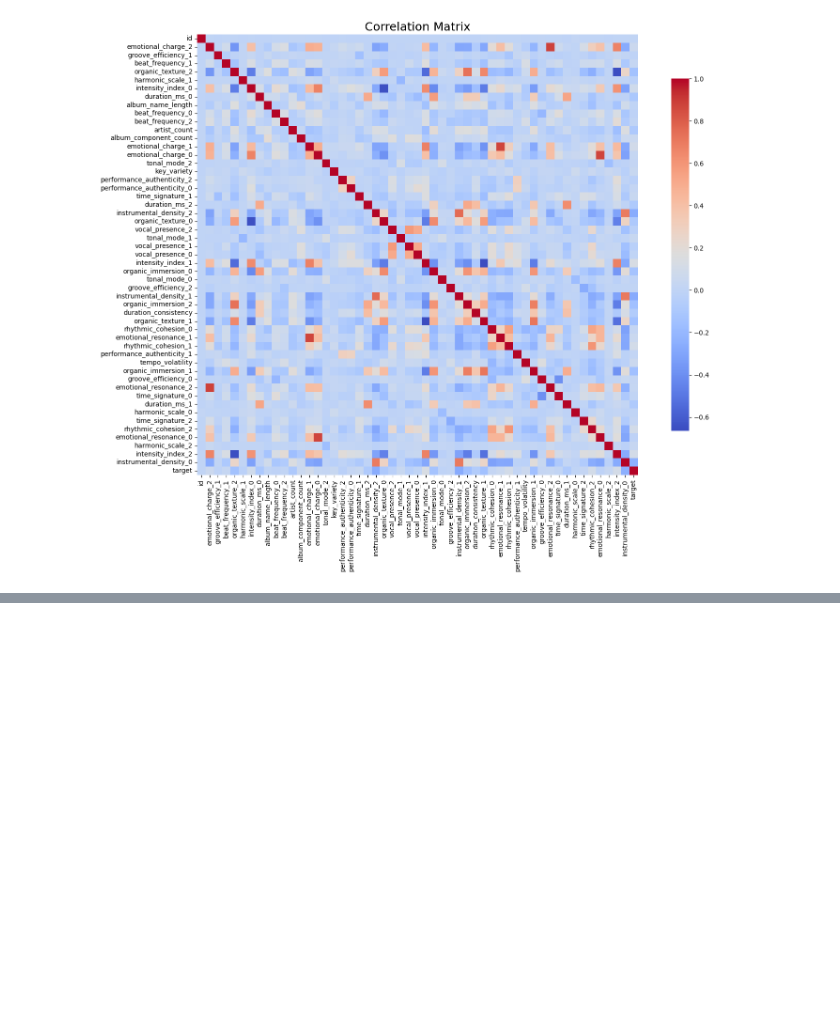
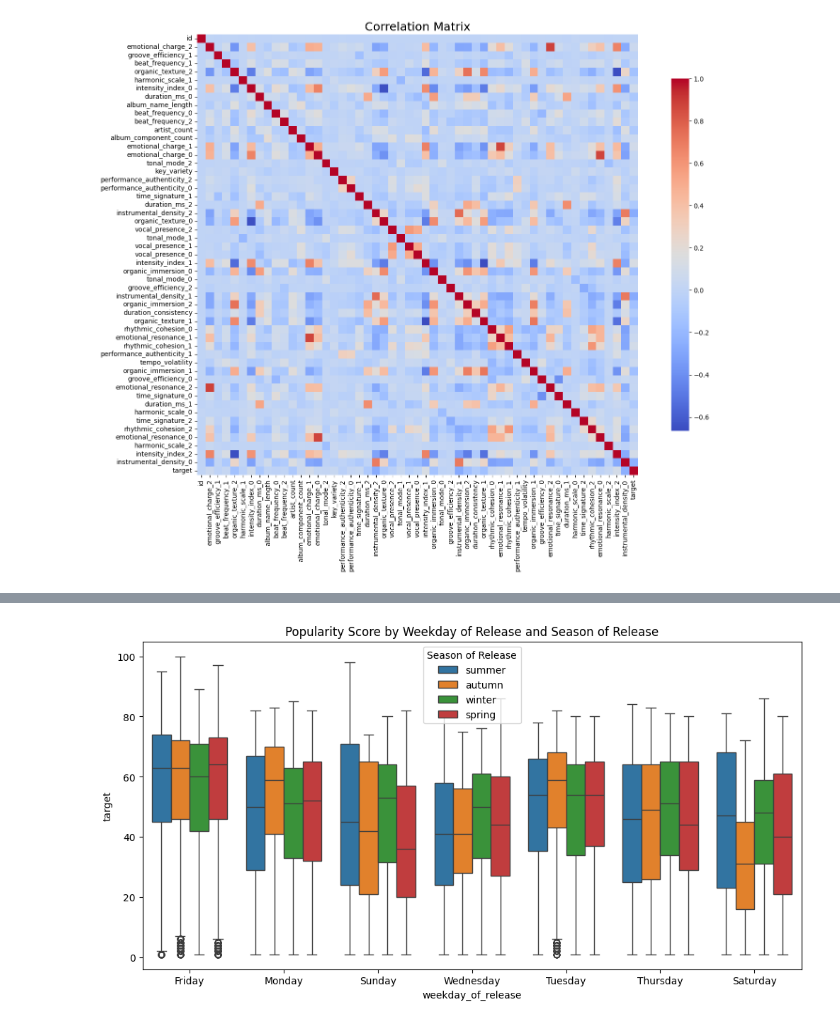
Before and after one commit to yugan243/Song-Popularity-Score-Prediction, a Jupyter notebook: notebooks/01_data_exploration.ipynb, the cells around one changed output, grey strips where cells are left out. Saved outputs shown, nothing was run; the diff lists cells and outputs as text; code cells hidden in the pictures; blank space fills up the shorter version.

```diff
--- a/notebooks/01_data_exploration.ipynb
+++ b/notebooks/01_data_exploration.ipynb
@@ -124,0 +181,16 @@ Figure saved to ../outputs/figures\correlation_matrix.png
+# %%
+import matplotlib.pyplot as plt
+import seaborn as sns
+
+plt.figure(figsize=(12, 6))
+sns.boxplot(
+    data=train_df,
+    x='weekday_of_release',
+    y='target',
+    hue='season_of_release'
+)
+plt.title('Popularity Score by Weekday of Release and Season of Release')
+plt.legend(title='Season of Release')
+plt.show()
+# %% [output]
+[figure, added]
```
Also changed, not shown: parts of 6 cells of this notebook, 8 other files.
